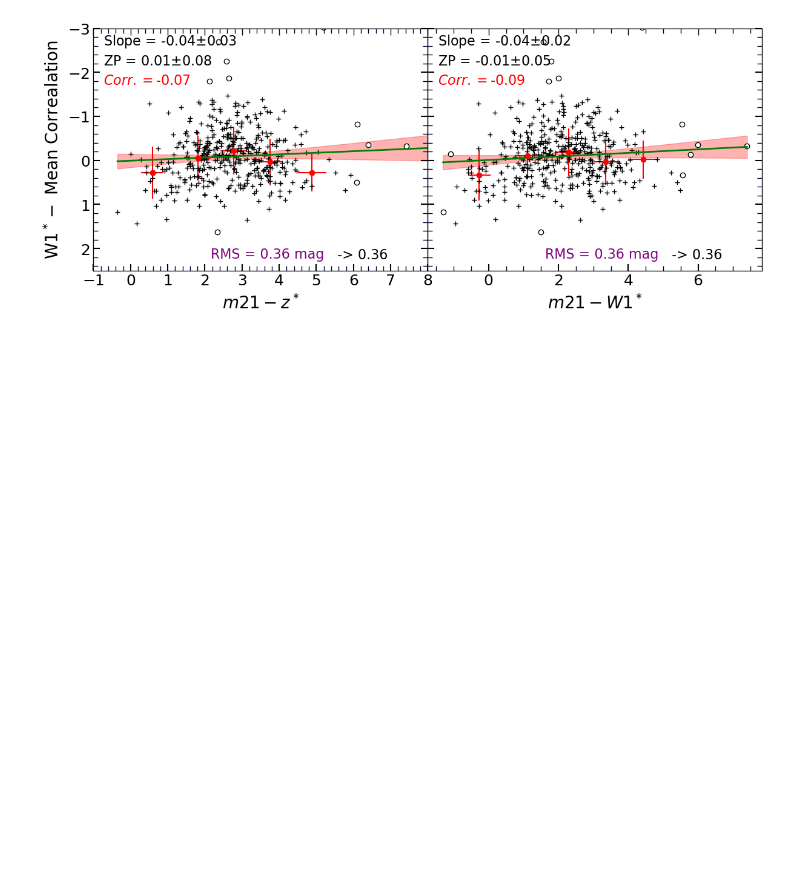
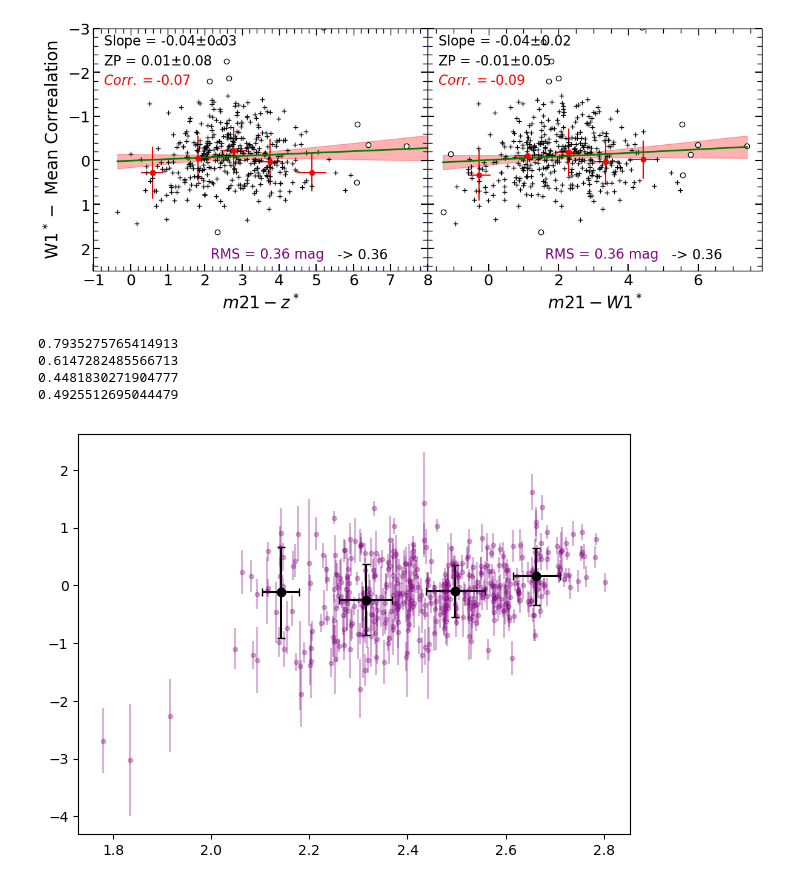
Before and after one commit to ekourkchi/TFcalibrators, a Jupyter notebook: TF_ColorTerm_W1.ipynb, the cells around one changed output. Cells and saved outputs as stored; diff of their text form; code cells hidden in the pictures; blank space fills up the shorter version.

```diff
--- a/TF_ColorTerm_W1.ipynb
+++ b/TF_ColorTerm_W1.ipynb
@@ -81,6 +84,8 @@ fig, ax, Clusters, S_ZP = makeTF(table, pgcFaint=W1_maglim, calib_maglim=calib_m
 # %%
 slope = S_ZP[0]
+slope_e = S_ZP[1]
 zp    = S_ZP[2]
+zp_e    = S_ZP[3]
 
 zp_calibs = all_ZP(table, band=band, slope=slope, pgcFaint=calib_maglim)
 
@@ -94,6 +99,7 @@ MAG       = myCluster['mag']-zp_virgo+zp
 MAG_w     = myCluster['mag_w']-zp_virgo+zp
 logWimx   = myCluster['logWimx']
 logWimx_w = myCluster['logWimx_w']
+logWimx_e = myCluster['logWimx_e']
 pgc       = myCluster['pgc']
 pgc_w     = myCluster['pgc_w']
 
@@ -106,6 +112,7 @@ for i, key in enumerate(Clusters):
         MAG_w     = np.concatenate((MAG_w, myCluster['mag_w']-zp_+zp))
         logWimx   = np.concatenate((logWimx, myCluster['logWimx']))
         logWimx_w = np.concatenate((logWimx_w, myCluster['logWimx_w']))
+        logWimx_e = np.concatenate((logWimx_e, myCluster['logWimx_e']))
         pgc       =  np.concatenate((pgc, myCluster['pgc']))
         pgc_w     =  np.concatenate((pgc, myCluster['pgc_w']))
 
@@ -131,4 +138,5 @@ if len(indx_)>0:
 if len(indx)>0:
     MAG       = MAG[indx]
     logWimx   = logWimx[indx]
+    logWimx_e = logWimx_e[indx]
     pgc       = pgc[indx]
@@ -240,6 +272,11 @@ mu50_w1 = w11+2.5*np.log10(2.*np.pi*(R50w1*60)**2)-2.5*np.log10(Wba)
 mu50_w2 = w22+2.5*np.log10(2.*np.pi*(R50w2*60)**2)-2.5*np.log10(Wba)
 # %%
 delta = MAG - (slope*(logWimx-2.5)+zp)
+delta_e = np.sqrt(0.05**2+(slope_e*(logWimx-2.5))**2+(slope*logWimx_e)**2+zp_e**2)
+
+delta_H = logWimx - ((MAG-zp)/slope+2.5)
+f = (MAG-zp)/slope
+delta_He = np.sqrt(logWimx_e**2+(f**2)*((0.05**2+zp_e**2)/(MAG-zp)**2+slope_e**2/slope**2))
 
 
 g_i   = ggg-iii
@@ -257,7 +294,11 @@ m21_w = m21-w11
 
 indx, = np.where(iii>5)
 delta = delta[indx]
+delta_H  = delta_H[indx]
+delta_He  = delta_He[indx]
+delta_e = delta_e[indx]
 logWimx_ = logWimx[indx]
+MAG_ = MAG[indx]
 iii   = iii[indx]
 w11   = w11[indx]
 g_i   = g_i[indx]
@@ -282,7 +323,11 @@ mu50_w2 = mu50_w2[indx]
 
 indx, = np.where(w11>5)
 delta = delta[indx]
+delta_e = delta_e[indx]
+delta_H  = delta_H[indx]
+delta_He  = delta_He[indx]
 logWimx_ = logWimx_[indx]
+MAG_ = MAG_[indx]
 iii   = iii[indx]
 w11   = w11[indx]
 g_i   = g_i[indx]
@@ -634,3 +679,42 @@ plt.setp(ax2.get_yticklabels(), visible=False)
  None,
  None]
 [figure]
+# %%
+fig = py.figure(figsize=(12, 5), dpi=100)
+fig.subplots_adjust(wspace=0, top=0.92, bottom=0.12, left=0.06, right=0.98)
+gs = gridspec.GridSpec(1, 2, width_ratios=[1,1])
+ax1 = plt.subplot(gs[0])
+# ax2 = plt.subplot(gs[1])
+
+# Plot_D_mu(ax1, logWimx_, delta, x_text=r'$LogWimx$', xlabel=True, ylabel=True, xlim=[1.8,3])
+
+ax1.errorbar(logWimx_, delta, yerr=delta_e, fmt= '.', alpha=0.3, color='purple')
+# fit, cov = curve_fit(linfit, logWimx_, delta, sigma=delta_e)
+# m, b = fit
+# x = np.linspace(1.8,3, 100)
+# y = m*x+b
+# ax1.plot(x, y, 'g-', linewidth=2)
+# print fit
+
+ll = 2
+uu = 2.8
+dd = (uu-ll)/4.
+
+for i in np.arange(ll,uu,dd):
+    xp = []
+    yp = []
+    for ii in range(len(logWimx_)):
+        xi = logWimx_[ii]
+        if xi>=i and xi<i+dd:
+            xp.append(xi)
+            yp.append(delta[ii])
+    if len(xp)>0:
+        ax1.errorbar(np.median(xp), np.median(yp), yerr=np.std(yp), xerr=np.std(xp), fmt='o',
+                    color='k', alpha=1.0, capsize=3)
+        print np.std(yp)
+# %% [output]
+0.7935275765414913
+0.6147282485566713
+0.4481830271904777
+0.4925512695044479
+[figure, added]
```
Also changed, not shown: parts of 3 cells of this notebook, 6 other files.
